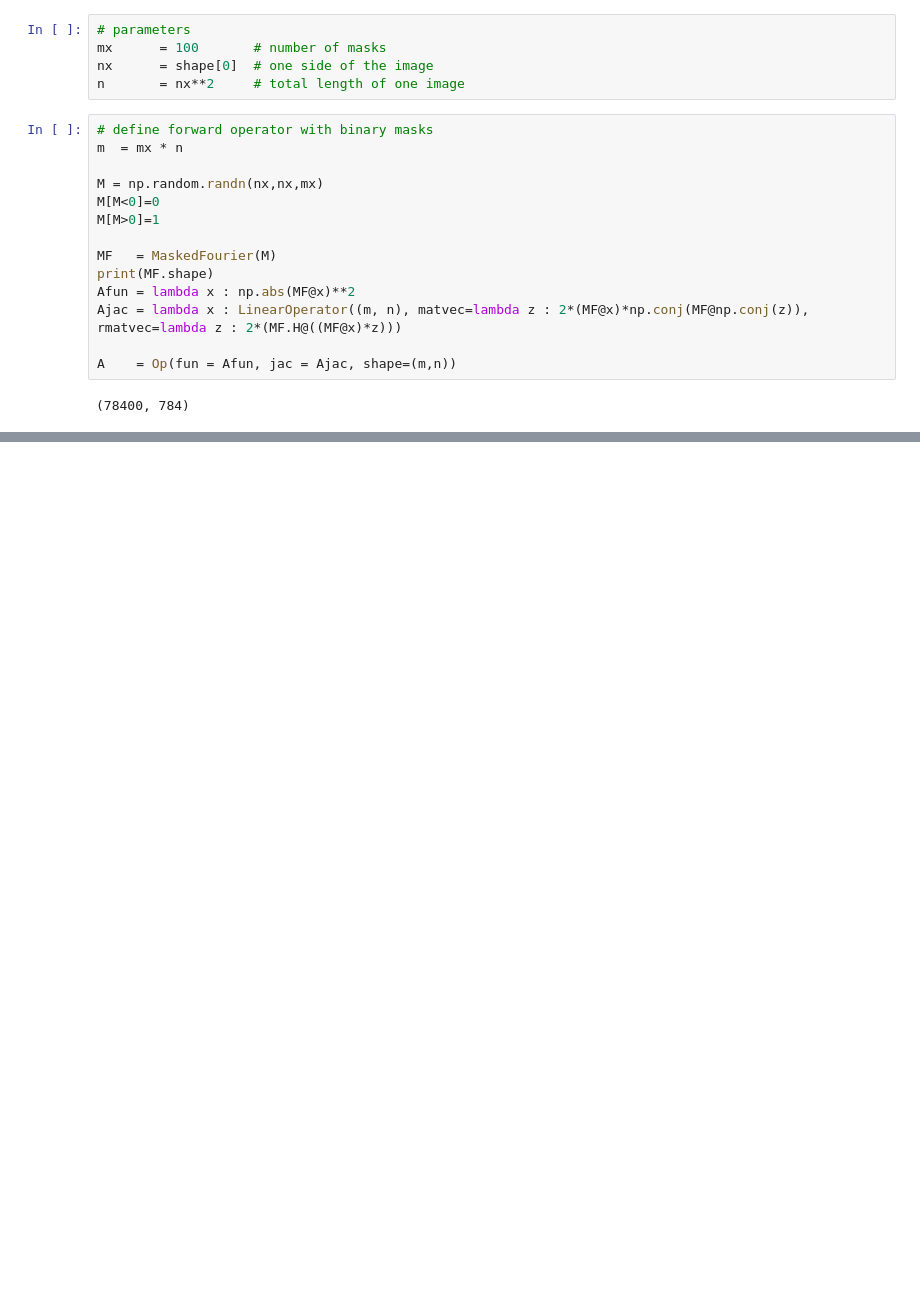
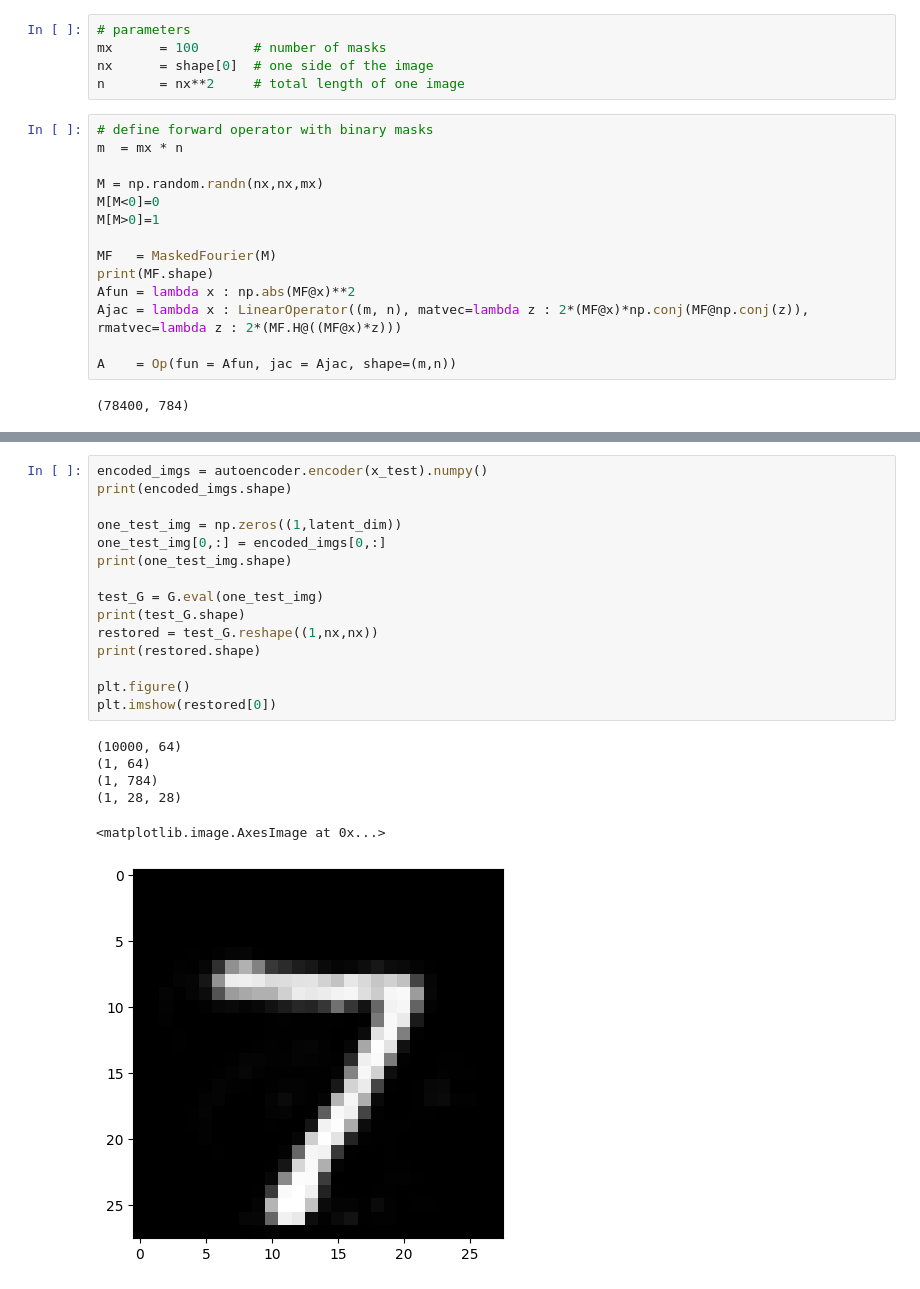
Before and after one commit to Ava99999/signal-thesis, a Jupyter notebook: Autoencoder generative model v2.ipynb, the cells around one changed output, grey strips where cells are left out. Drawn from its saved outputs; the diff is of its cells as text; blank space fills up the shorter version.

```diff
--- a/Autoencoder generative model v2.ipynb
+++ b/Autoencoder generative model v2.ipynb
@@ -306,0 +469,22 @@ w = 1
+# %%
+encoded_imgs = autoencoder.encoder(x_test).numpy()
+print(encoded_imgs.shape)
+
+one_test_img = np.zeros((1,latent_dim))
+one_test_img[0,:] = encoded_imgs[0,:]
+print(one_test_img.shape)
+
+test_G = G.eval(one_test_img)
+print(test_G.shape)
+restored = test_G.reshape((1,nx,nx))
+print(restored.shape)
+
+plt.figure()
+plt.imshow(restored[0])
+# %% [output]
+(10000, 64)
+(1, 64)
+(1, 784)
+(1, 28, 28)
+<matplotlib.image.AxesImage at 0x...>
+[figure, added]
```
Also changed, not shown: parts of 15 cells of this notebook.
